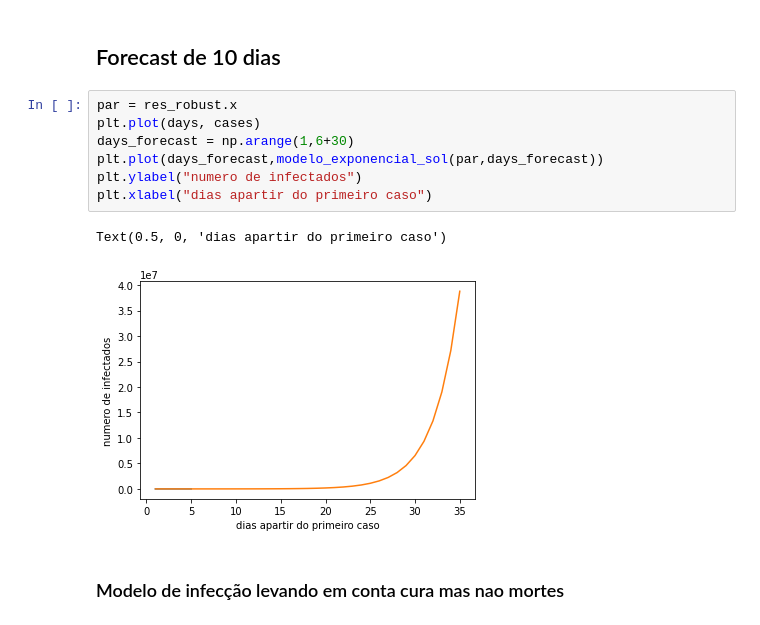
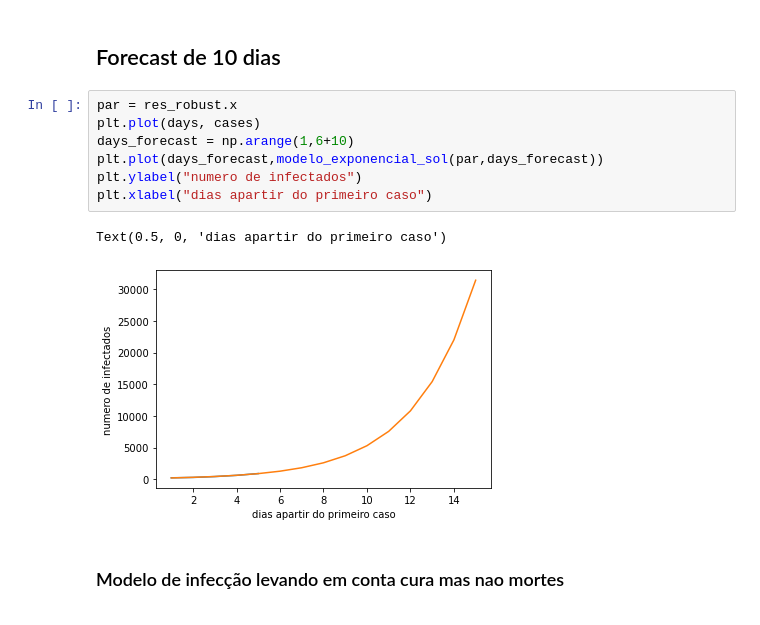
Before and after one commit to leonardoleanodev/lectures, a Jupyter notebook: covid-19/covid_19.ipynb, the cells around one changed output. Saved outputs shown, nothing was run; the diff lists cells and outputs as text.

Commit message:
update forecast

```diff
--- a/covid-19/covid_19.ipynb
+++ b/covid-19/covid_19.ipynb
@@ -64,13 +64,13 @@ parametro C
 # %%
 par = res_robust.x
 plt.plot(days, cases)
-days_forecast = np.arange(1,6+30)
+days_forecast = np.arange(1,6+10)
 plt.plot(days_forecast,modelo_exponencial_sol(par,days_forecast))
 plt.ylabel("numero de infectados")
 plt.xlabel("dias apartir do primeiro caso")
 # %% [output]
 Text(0.5, 0, 'dias apartir do primeiro caso')
-[figure, old version]
+[figure, new version]
 # %% [markdown]
 ### Modelo de infecção levando em conta cura mas nao mortes
 # %% [markdown]
```
